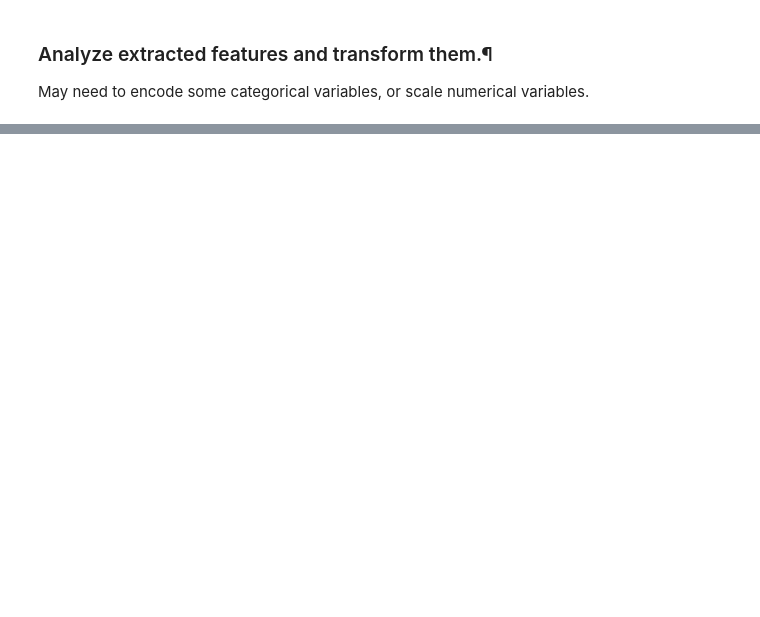
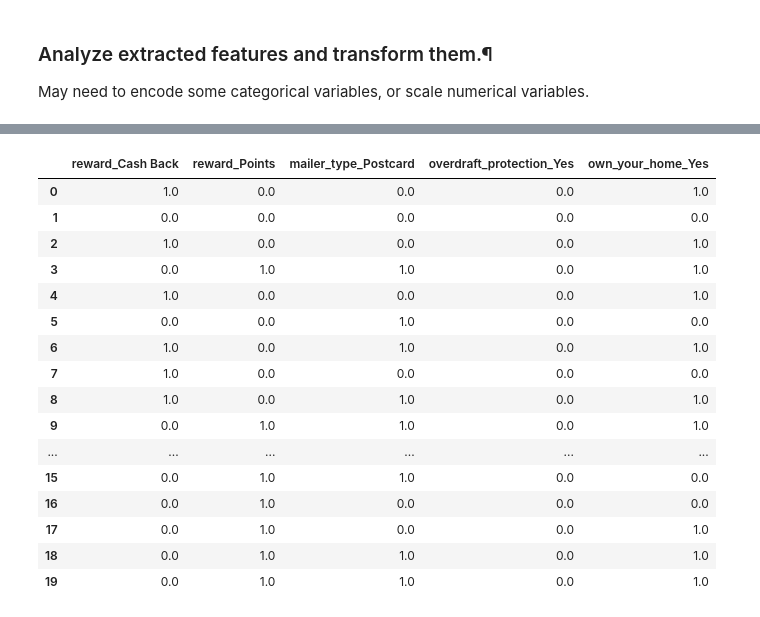
Before and after one commit to hollyjanedalton/mid_bootcamp_project, a Jupyter notebook: Building models.ipynb, the cells around one changed output, grey strips where cells are left out. Cells and saved outputs as stored; diff of their text form; code cells hidden in the pictures; blank space fills up the shorter version.

```diff
--- a/Building models.ipynb
+++ b/Building models.ipynb
@@ -100,0 +175,4 @@ X_train_num = X_train.select_dtypes(include = np.number)
+# %%
+X_categoricals_train= X_train.select_dtypes(object)
+X_categoricals_test= X_test.select_dtypes(object)
+X_categoricals_train.head(10) #can see has same index as X_train
@@ -100,0 +191,4 @@ X_train_num = X_train.select_dtypes(include = np.number)
+# %%
+#separating out the categorical features from the X_train which are for one-hot encoding
+one_hot_columns = X_categoricals_train[['reward', 'mailer_type', 'overdraft_protection', 'own_your_home']]
+one_hot_columns
@@ -100,0 +209,26 @@ X_train_num = X_train.select_dtypes(include = np.number)
+# %%
+encoder = OneHotEncoder(drop='first').fit(one_hot_columns)
+encoded = encoder.transform(one_hot_columns).toarray()
+encoded_columns = OneHotEncoder(drop='first').fit(one_hot_columns).get_feature_names_out(input_features=one_hot_columns.columns)
+# this allows us to get the columns names for our encoded array
+
+X_train_cat_one_hot = pd.DataFrame(encoded, columns = encoded_columns)
+X_train_cat_one_hot.head(10)
+# %% [output]
+|  | reward_Cash Back | reward_Points | mailer_type_Postcard | overdraft_protection_Yes | own_your_home_Yes |
+| 0 | 1.0 | 0.0 | 0.0 | 0.0 | 1.0 |
+| 1 | 0.0 | 0.0 | 0.0 | 0.0 | 0.0 |
+| 2 | 1.0 | 0.0 | 0.0 | 0.0 | 1.0 |
+| 3 | 0.0 | 1.0 | 1.0 | 0.0 | 1.0 |
+| 4 | 1.0 | 0.0 | 0.0 | 0.0 | 1.0 |
+| 5 | 0.0 | 0.0 | 1.0 | 0.0 | 0.0 |
+| 6 | 1.0 | 0.0 | 1.0 | 0.0 | 1.0 |
+| 7 | 1.0 | 0.0 | 0.0 | 0.0 | 0.0 |
+| 8 | 1.0 | 0.0 | 1.0 | 0.0 | 1.0 |
+| 9 | 0.0 | 1.0 | 1.0 | 0.0 | 1.0 |
+| ... | ... | ... | ... | ... | ... |
+| 15 | 0.0 | 1.0 | 1.0 | 0.0 | 0.0 |
+| 16 | 0.0 | 1.0 | 0.0 | 0.0 | 0.0 |
+| 17 | 0.0 | 1.0 | 0.0 | 0.0 | 1.0 |
+| 18 | 0.0 | 1.0 | 1.0 | 0.0 | 1.0 |
+| 19 | 0.0 | 1.0 | 1.0 | 0.0 | 1.0 |
```
Also changed, not shown: parts of 11 cells of this notebook.
